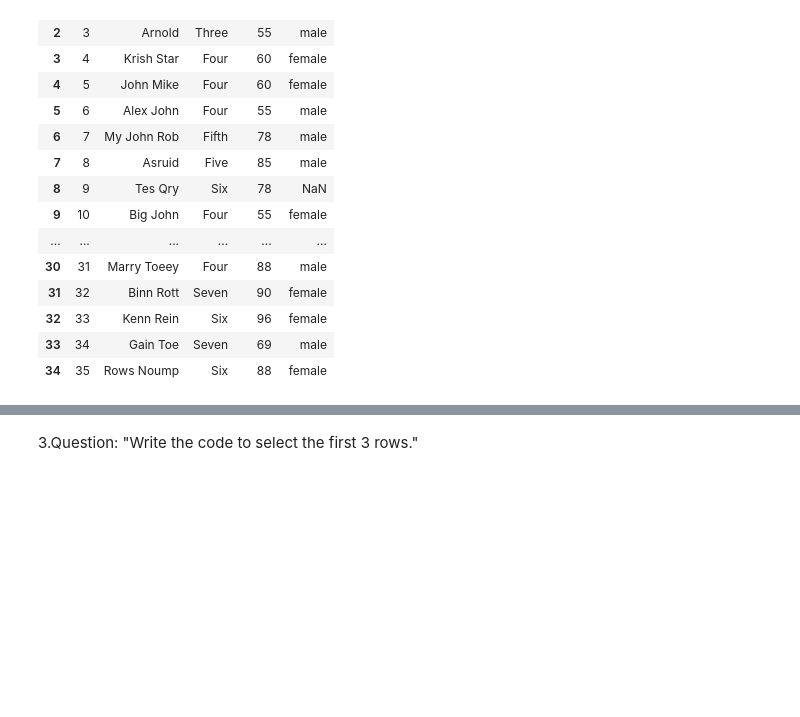
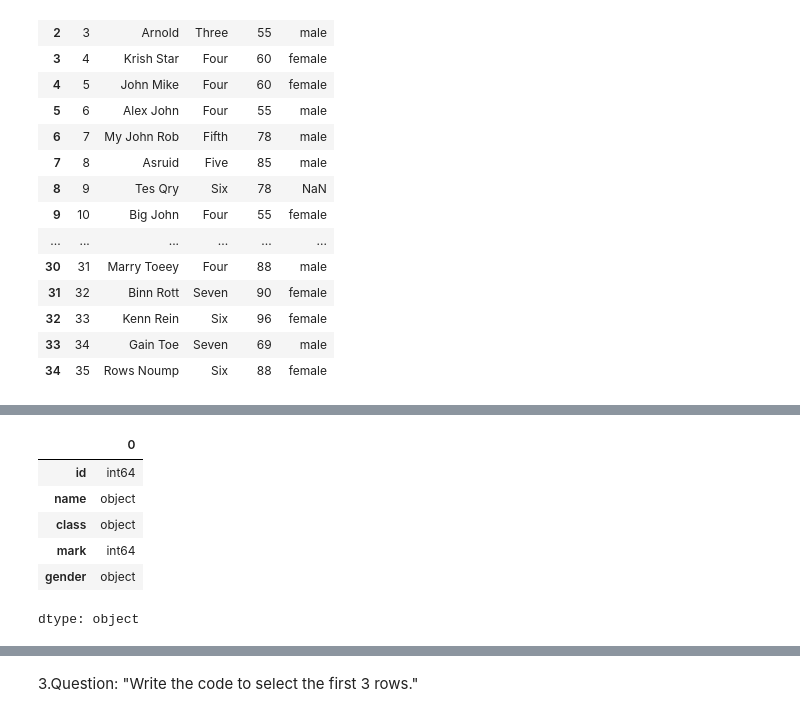
Before and after one commit to Alaina-dev/Student-Performance, a Jupyter notebook: python_day3_tasks.ipynb, the cells around one changed output, grey strips where cells are left out. Drawn from its saved outputs; the diff is of its cells as text; code cells hidden in the pictures; blank space fills up the shorter version.

```diff
--- a/python_day3_tasks.ipynb
+++ b/python_day3_tasks.ipynb
@@ -38,0 +100,14 @@ dataframe.head(5)
+# %%
+# Step 5 – Remove duplicate rows
+dataframe = dataframe.drop_duplicates()
+# %%
+# Step 6  - Fix data types
+dataframe.dtypes
+# %% [output]
+|  | 0 |
+| id | int64 |
+| name | object |
+| class | object |
+| mark | int64 |
+| gender | object |
+dtype: object
```
Also changed, not shown: parts of 62 cells of this notebook.
